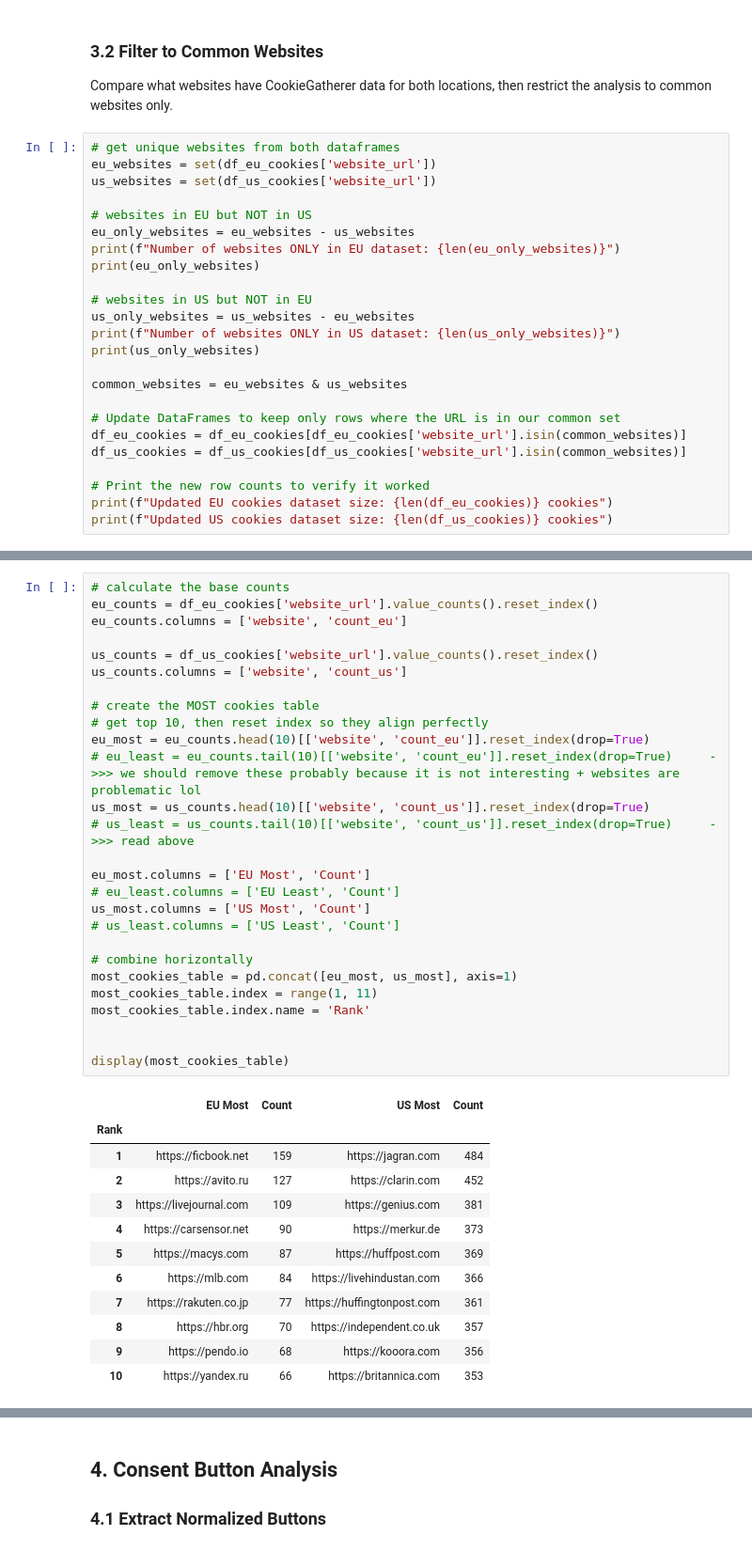
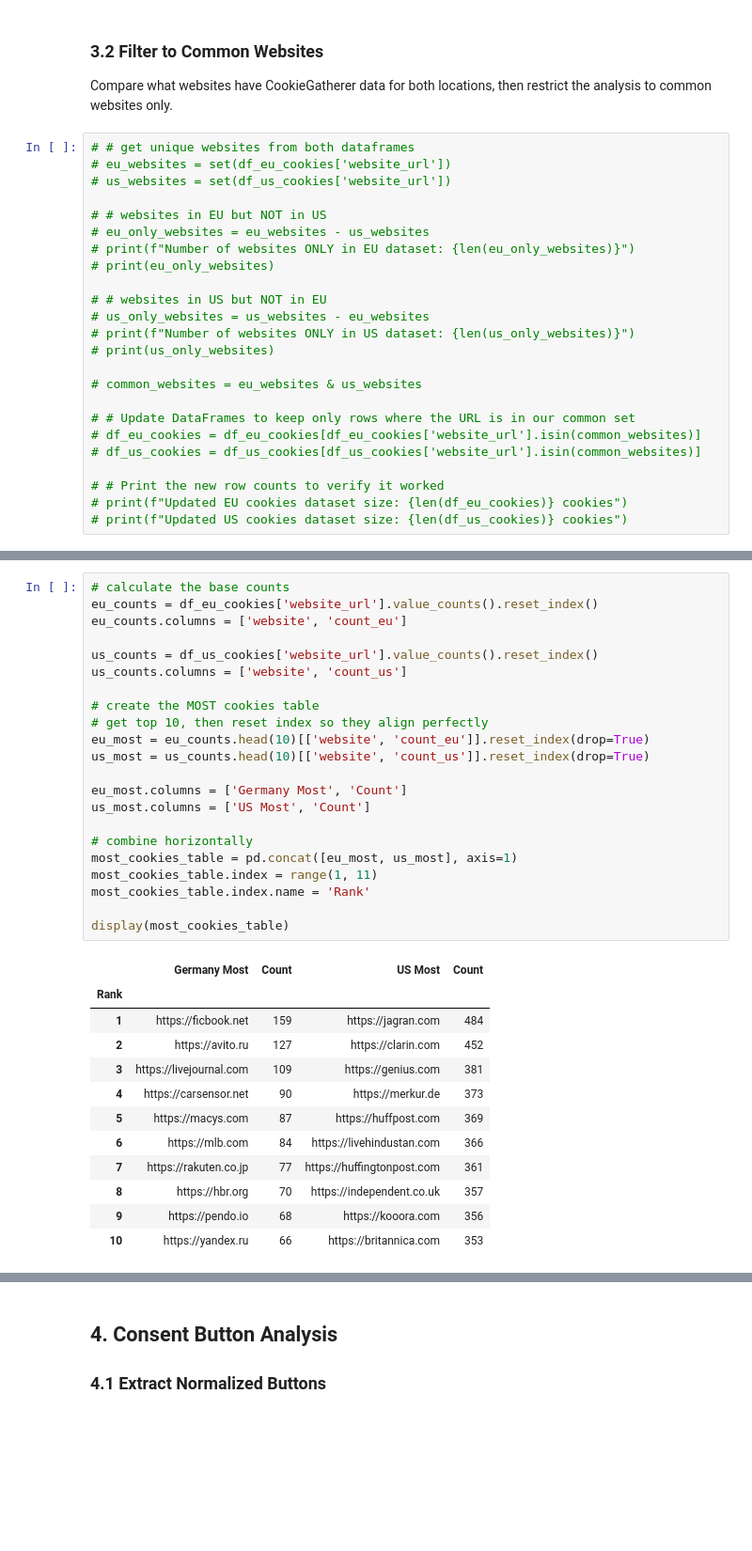
Before and after one commit to FlyinHedgehog/consent-observatory-tool-analysis, a Jupyter notebook: notebooks/results_analysis.ipynb, the cells around one changed output, grey strips where cells are left out. Shown at 94% size. Drawn from its saved outputs; the diff is of its cells as text; blank space fills up the shorter version.

```diff
--- a/notebooks/results_analysis.ipynb
+++ b/notebooks/results_analysis.ipynb
@@ -219,26 +221,26 @@ df_eu_cookies.head()
 
 Compare what websites have CookieGatherer data for both locations, then restrict the analysis to common websites only.
 # %%
-# get unique websites from both dataframes
-eu_websites = set(df_eu_cookies['website_url'])
-us_websites = set(df_us_cookies['website_url'])
+# # get unique websites from both dataframes
+# eu_websites = set(df_eu_cookies['website_url'])
+# us_websites = set(df_us_cookies['website_url'])
 
-# websites in EU but NOT in US
-eu_only_websites = eu_websites - us_websites
-print(f"Number of websites ONLY in EU dataset: {len(eu_only_websites)}")
-print(eu_only_websites)
+# # websites in EU but NOT in US
+# eu_only_websites = eu_websites - us_websites
+# print(f"Number of websites ONLY in EU dataset: {len(eu_only_websites)}")
+# print(eu_only_websites)
 
-# websites in US but NOT in EU
-us_only_websites = us_websites - eu_websites
-print(f"Number of websites ONLY in US dataset: {len(us_only_websites)}")
-print(us_only_websites)
+# # websites in US but NOT in EU
+# us_only_websites = us_websites - eu_websites
+# print(f"Number of websites ONLY in US dataset: {len(us_only_websites)}")
+# print(us_only_websites)
 
-common_websites = eu_websites & us_websites
+# common_websites = eu_websites & us_websites
 
-# Update DataFrames to keep only rows where the URL is in our common set
-df_eu_cookies = df_eu_cookies[df_eu_cookies['website_url'].isin(common_websites)]
-df_us_cookies = df_us_cookies[df_us_cookies['website_url'].isin(common_websites)]
+# # Update DataFrames to keep only rows where the URL is in our common set
+# df_eu_cookies = df_eu_cookies[df_eu_cookies['website_url'].isin(common_websites)]
+# df_us_cookies = df_us_cookies[df_us_cookies['website_url'].isin(common_websites)]
 
-# Print the new row counts to verify it worked
-print(f"Updated EU cookies dataset size: {len(df_eu_cookies)} cookies")
-print(f"Updated US cookies dataset size: {len(df_us_cookies)} cookies")
+# # Print the new row counts to verify it worked
+# print(f"Updated EU cookies dataset size: {len(df_eu_cookies)} cookies")
+# print(f"Updated US cookies dataset size: {len(df_us_cookies)} cookies")
@@ -282,32 +290,27 @@ plt.show()
 # %%
 # calculate the base counts
 eu_counts = df_eu_cookies['website_url'].value_counts().reset_index()
 eu_counts.columns = ['website', 'count_eu']
 
 us_counts = df_us_cookies['website_url'].value_counts().reset_index()
 us_counts.columns = ['website', 'count_us']
 
 # create the MOST cookies table
 # get top 10, then reset index so they align perfectly
 eu_most = eu_counts.head(10)[['website', 'count_eu']].reset_index(drop=True)
-# eu_least = eu_counts.tail(10)[['website', 'count_eu']].reset_index(drop=True)     ->>> we should remove these probably because it is not interesting + websites are problematic lol
 us_most = us_counts.head(10)[['website', 'count_us']].reset_index(drop=True)
-# us_least = us_counts.tail(10)[['website', 'count_us']].reset_index(drop=True)     ->>> read above
 
-eu_most.columns = ['EU Most', 'Count']
-# eu_least.columns = ['EU Least', 'Count']
+eu_most.columns = ['Germany Most', 'Count']
 us_most.columns = ['US Most', 'Count']
-# us_least.columns = ['US Least', 'Count']
 
 # combine horizontally
 most_cookies_table = pd.concat([eu_most, us_most], axis=1)
 most_cookies_table.index = range(1, 11)
 most_cookies_table.index.name = 'Rank'
 
-
 display(most_cookies_table)
 # %% [output]
-|  | EU Most | Count | US Most | Count |
+|  | Germany Most | Count | US Most | Count |
 | Rank |  |  |  |  |
 | 1 | https://ficbook.net | 159 | https://jagran.com | 484 |
 | 2 | https://avito.ru | 127 | https://clarin.com | 452 |
```
Also changed, not shown: parts of 35 cells of this notebook.
